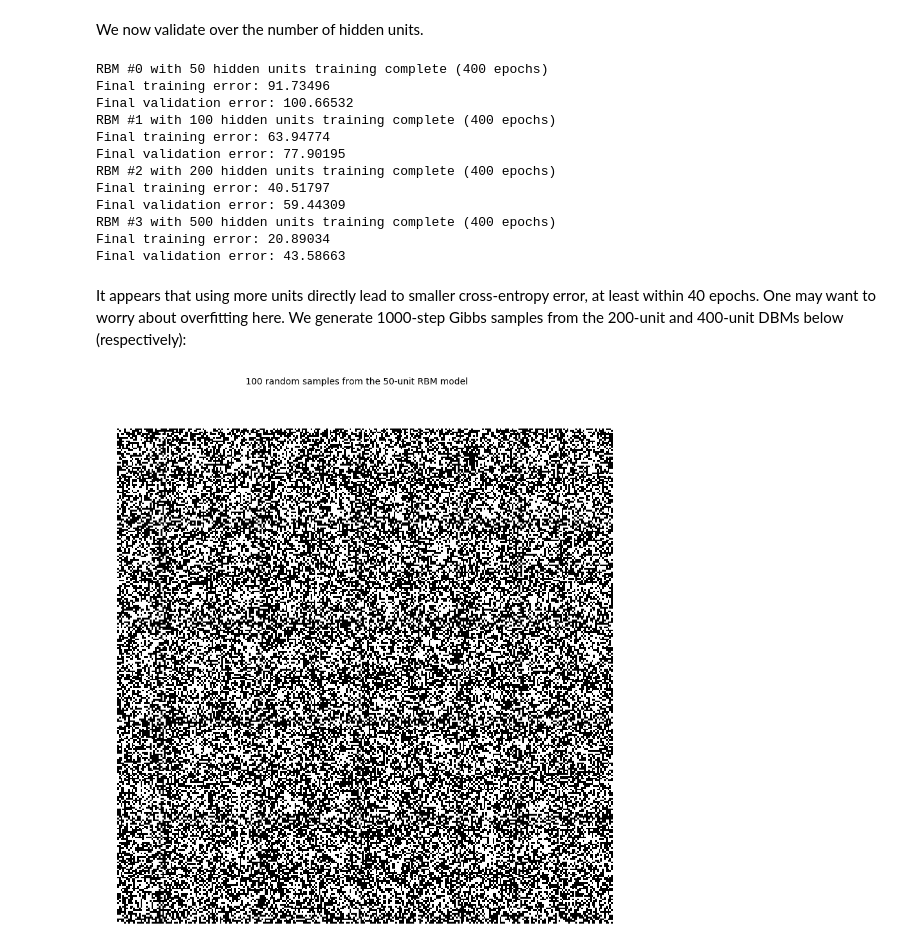
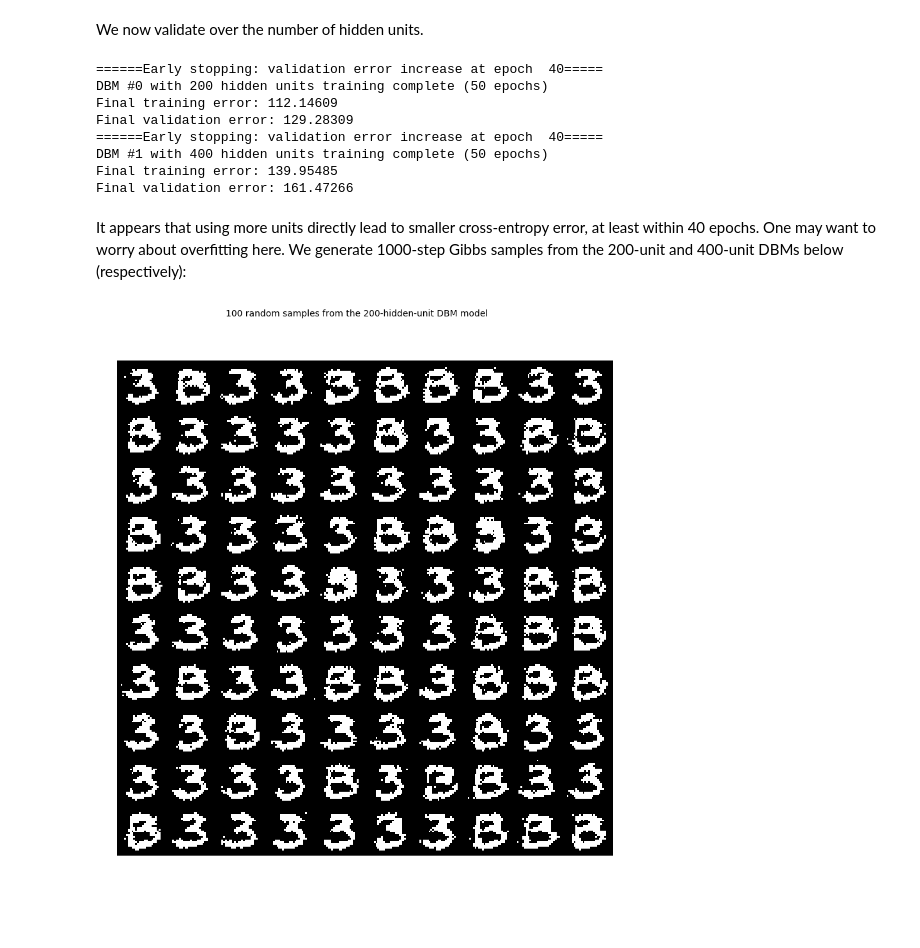
Before and after one commit to yjchoe/deep_learning, a Jupyter notebook: hw3/notebooks/dbm_mnist.ipynb, the cells around one changed output. Saved outputs shown, nothing was run; the diff lists cells and outputs as text; code cells hidden in the pictures; blank space fills up the shorter version.

```diff
--- a/hw3/notebooks/dbm_mnist.ipynb
+++ b/hw3/notebooks/dbm_mnist.ipynb
@@ -110,11 +114,10 @@ plt.show()
 As requested in the homework, we now train 5 more neural networks with different initializations.
 # %%
 dbms = [dbm]
-n_epoch = 30
 for i in range(1, 6):
     dbm0 = DBM(n_visible=784, n_hidden1=100, n_hidden2=100,
                n_chains=100, n_vi_steps=10, n_gibbs_steps=1,
-               learning_rate=0.01, early_stopping=True,
+               learning_rate=0.005, early_stopping=True,
                seed=44*i)
     dbm0.train(X_train, X_valid,
                batch_size=2, n_epoch=n_epoch, batch_seed=25,
@@ -207,8 +203,9 @@ We now train a single-layer RBM using persistent contrastive divergence and comp
 # %%
+n_epoch = 50
 rbm = RBM(n_visible=784, n_hidden=100, k=1, persistent=True,
-          learning_rate=0.01, early_stopping=True,
-          seed=21)
+          learning_rate=0.002, early_stopping=True,
+          seed=22)
 rbm.train(X_train, X_valid,
-          batch_size=1, n_epoch=n_epoch, batch_seed=24,
+          batch_size=2, n_epoch=n_epoch, batch_seed=24,
           verbose=True)
 None
@@ -224,10 +241,11 @@ plt.show()
 # %% [markdown]
 We analogously generate 100 samples from random initialization, using 1000 Gibbs steps:
 # %%
-rbm.k = 1000
+rng      = np.random.RandomState(100)
+rbm.k    = 1000
 X_random = rng.binomial(1, 0.5*np.ones((100, 784)))
 X_new    = rbm.generate_negative_sample(X_random)
-rbm.k = 1
+rbm.k    = 1
 print_image(X_new, output_shape=(10, 10),
             title='100 random samples from the RBM model initialized at random')
 None
@@ -238,43 +260,43 @@ We now validate over the number of hidden units.
 # %%
 dbms = []
 n_hidden_units = [200, 400]
+n_epoch = 50
 for i, n_hidden in enumerate(n_hidden_units):
     dbm0 = DBM(n_visible=784, n_hidden1=n_hidden, n_hidden2=n_hidden,
                n_chains=100, n_vi_steps=10, n_gibbs_steps=1,
                learning_rate=0.01, early_stopping=True,
                seed=7)
     dbm0.train(X_train, X_valid,
-               batch_size=1, n_epoch=n_epoch, batch_seed=25,
+               batch_size=2, n_epoch=n_epoch, batch_seed=25,
                verbose=False)  # silent run
+    dbm0.save('../../models/dbm-{}-{}-{}-{}.pkl'.format(
+              dbm0.n_hidden1, dbm0.n_hidden2,
+              dbm0.learning_rate.const, dbm0.epoch))
     dbms.append(dbm0)
     print('DBM #{:d} with {:d} hidden units training complete ({:d} epochs)'.format(i, n_hidden, n_epoch))
     print('Final training error: {:.5f}'.format(dbm0.training_error[-1][1]))
     print('Final validation error: {:.5f}'.format(dbm0.validation_error[-1][1]))
 # %% [output]
-RBM #0 with 50 hidden units training complete (400 epochs)
-Final training error: 91.73496
-Final validation error: 100.66532
-RBM #1 with 100 hidden units training complete (400 epochs)
-Final training error: 63.94774
-Final validation error: 77.90195
-RBM #2 with 200 hidden units training complete (400 epochs)
-Final training error: 40.51797
-Final validation error: 59.44309
-RBM #3 with 500 hidden units training complete (400 epochs)
-Final training error: 20.89034
-Final validation error: 43.58663
+======Early stopping: validation error increase at epoch  40=====
+DBM #0 with 200 hidden units training complete (50 epochs)
+Final training error: 112.14609
+Final validation error: 129.28309
+======Early stopping: validation error increase at epoch  40=====
+DBM #1 with 400 hidden units training complete (50 epochs)
+Final training error: 139.95485
+Final validation error: 161.47266
 # %% [markdown]
 It appears that using more units directly lead to smaller cross-entropy error, at least within 40 epochs. One may want to worry about overfitting here. We generate 1000-step Gibbs samples from the 200-unit and 400-unit DBMs below (respectively):
 # %%
 X_random = rng.binomial(1, 0.5*np.ones((100, 784)))
 # %%
-dbm200 = rbms[0]
+dbm200 = dbms[0]
 dbm200.n_gibbs_steps = 1000
 X_new = dbm200.generate_negative_sample(X_random)
 dbm200.n_gibbs_steps = 1
 print_image(X_new, output_shape=(10, 10),
             title='100 random samples from the 200-hidden-unit DBM model')
 None
 # %% [output]
-[figure, old version]
+[figure, new version]
 # %%
```
Also changed, not shown: parts of 25 cells of this notebook, 3 other files.
